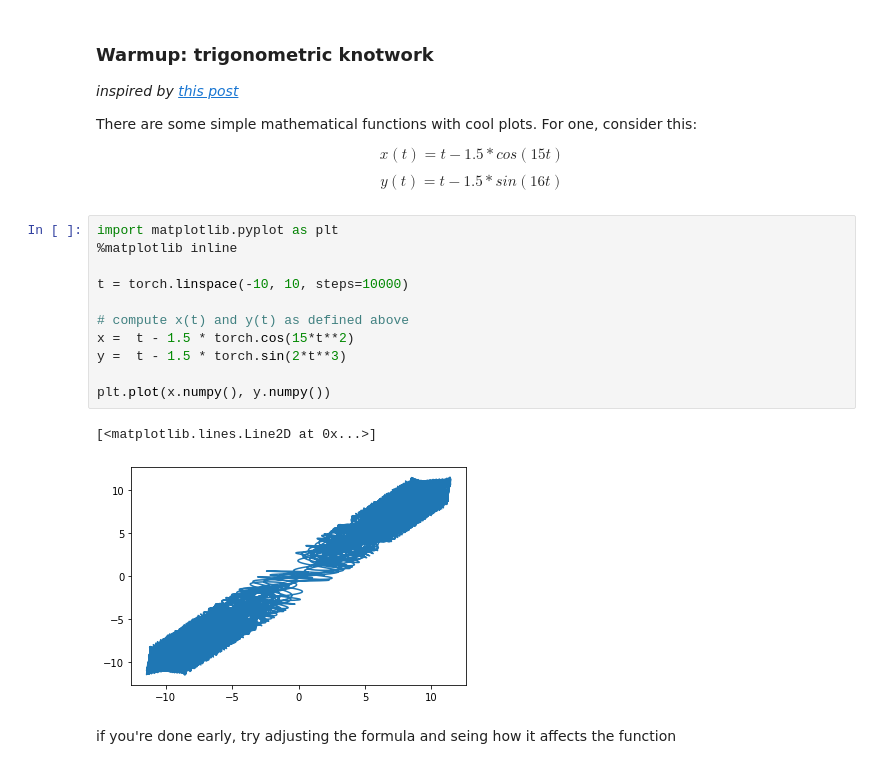
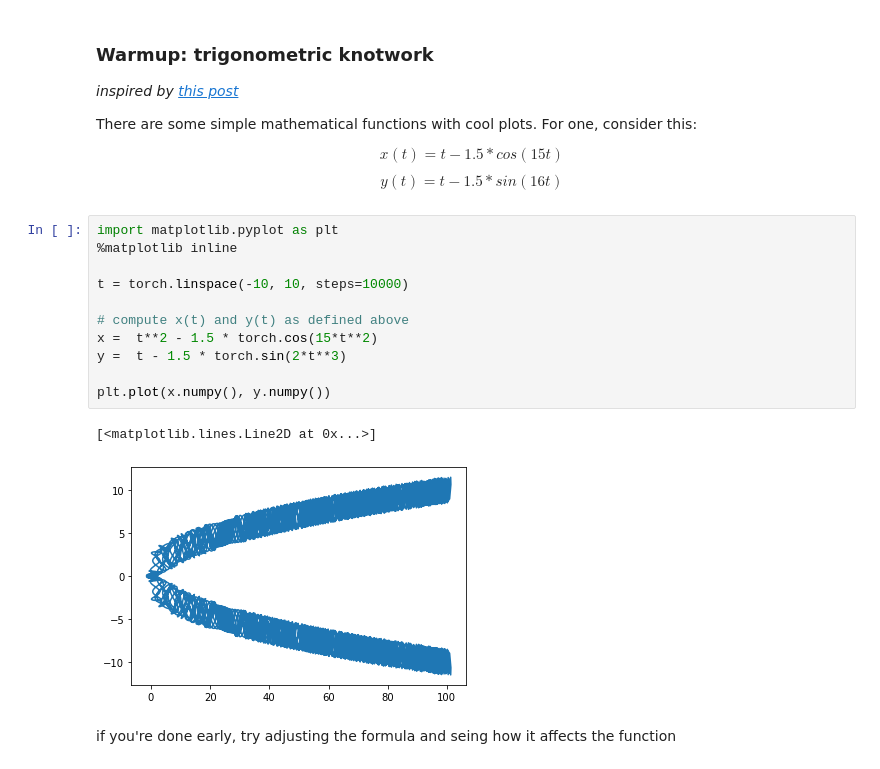
Before and after one commit to tadejsv/Practical_DL, a Jupyter notebook: seminar02-autograd/seminar_pytorch.ipynb, the cells around one changed output. Saved outputs shown, nothing was run; the diff lists cells and outputs as text.

```diff
--- a/seminar02-autograd/seminar_pytorch.ipynb
+++ b/seminar02-autograd/seminar_pytorch.ipynb
@@ -114,17 +114,17 @@ $$ y(t) = t - 1.5 * sin( 16 t) $$
 # %%
 import matplotlib.pyplot as plt
 %matplotlib inline
 
 t = torch.linspace(-10, 10, steps=10000)
 
 # compute x(t) and y(t) as defined above
-x =  t - 1.5 * torch.cos(15*t**2)
+x =  t**2 - 1.5 * torch.cos(15*t**2)
 y =  t - 1.5 * torch.sin(2*t**3)
 
 plt.plot(x.numpy(), y.numpy())
 # %% [output]
 [<matplotlib.lines.Line2D at 0x...>]
-[figure, old version]
+[figure, new version]
 # %% [markdown]
 if you're done early, try adjusting the formula and seing how  it affects the function
 # %% [markdown]
```
Also changed, not shown: parts of 9 cells of this notebook, 3 other files.
